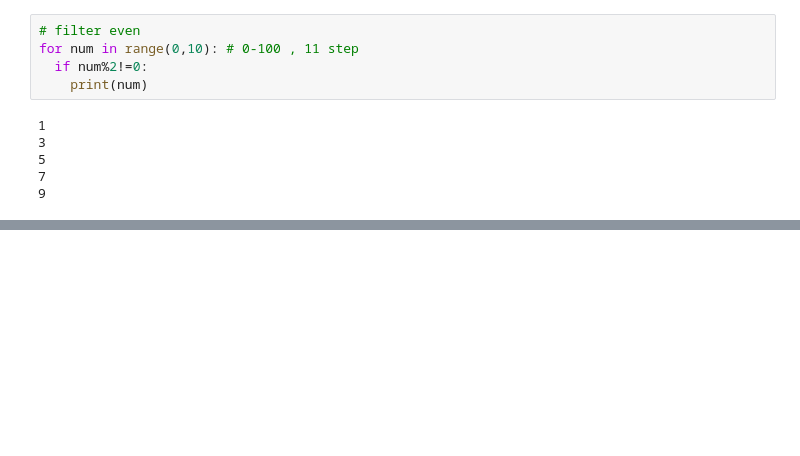
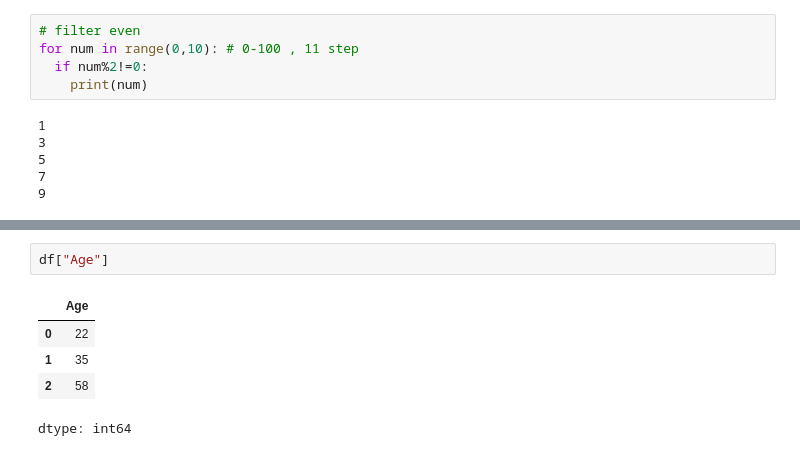
Before and after one commit to gsrinu002/NDV_ML_AI_JUNE, a Jupyter notebook: Python_ML_AI_JUNE.ipynb, the cells around one changed output, grey strips where cells are left out. Cells and saved outputs as stored; diff of their text form; blank space fills up the shorter version.

```diff
--- a/Python_ML_AI_JUNE.ipynb
+++ b/Python_ML_AI_JUNE.ipynb
@@ -512,0 +779,8 @@ for num in range(0,10): # 0-100 , 11 step
+# %%
+df["Age"]
+# %% [output]
+|  | Age |
+| 0 | 22 |
+| 1 | 35 |
+| 2 | 58 |
+dtype: int64
```
Also changed, not shown: parts of 59 cells of this notebook.
